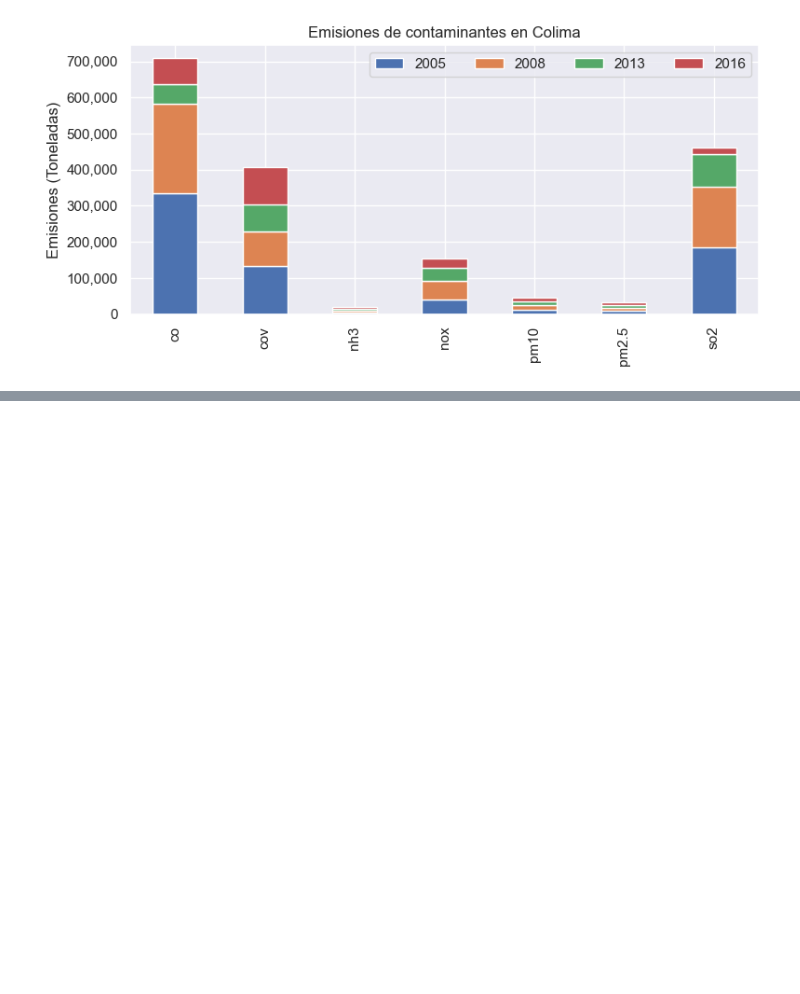
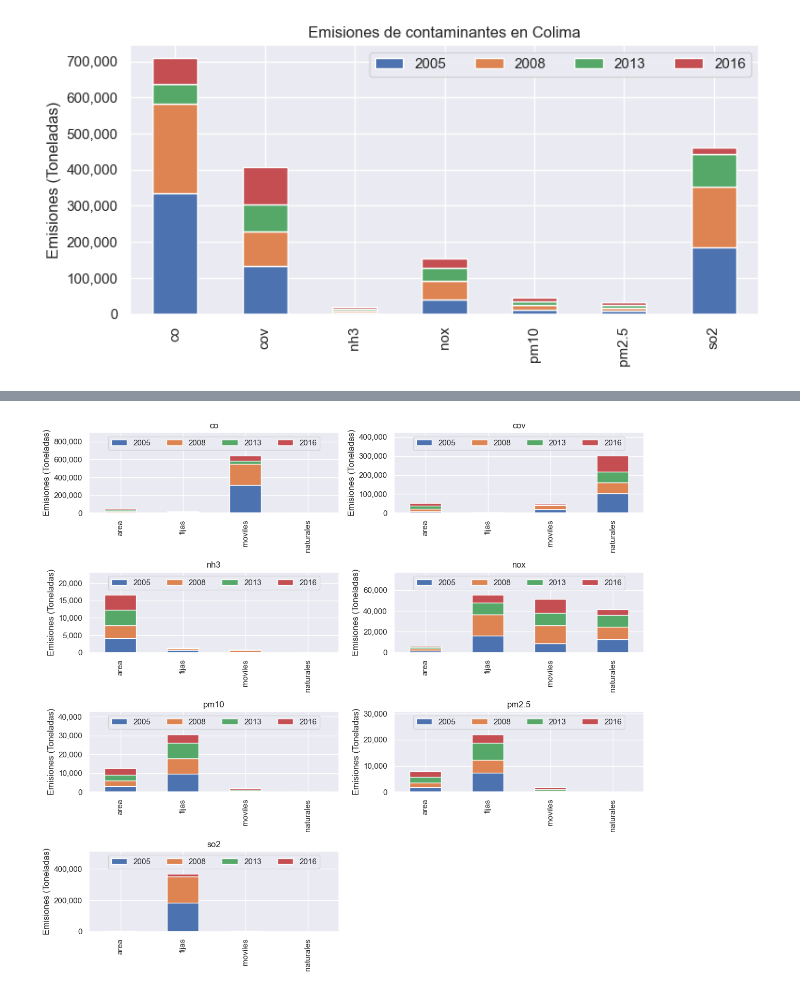
Before and after one commit to pcorner10/inventario_emisiones, a Jupyter notebook: INEM.ipynb, the cells around one changed output, grey strips where cells are left out. Saved outputs shown, nothing was run; the diff lists cells and outputs as text; code cells hidden in the pictures; blank space fills up the shorter version.

```diff
--- a/INEM.ipynb
+++ b/INEM.ipynb
@@ -439,0 +455,36 @@ sns.barplot(data=df, y="emisiones", hue="emision")
+# %%
+fig, ax = plt.subplots(figsize=(12, 11), ncols=2, nrows=4)
+
+col = 0
+row = 0
+sns.set(style="darkgrid")
+for emision, df in fuentes_ent_colima.groupby("emision"):
+
+  df = df.pivot_table("emisiones","fuente","year", aggfunc="sum")
+
+  ax[row, col].set_title(emision)
+  df.plot(kind='bar', stacked=True, ax=ax[row, col])
+
+  # hide xlabel
+  ax[row, col].set_xlabel("")
+
+  ax[row, col].set_ylabel("Emisiones (Toneladas)")
+
+  ax[row, col].yaxis.set_major_formatter(ticker.FuncFormatter(lambda x, pos: '{:,.0f}'.format(x)))
+
+  # make legend columns to 4 and loc to "upper center"
+  ax[row, col].legend(ncol=4, loc="upper center")
+
+  # set ylim 10% higher than max value in "emisiones" column
+  ax[row, col].set_ylim(0, df.sum(axis=1).max() * 1.40)
+
+  col += 1
+  if col == 2:
+    col = 0
+    row += 1
+fig.delaxes(ax[3,1])
+plt.tight_layout()
+plt.savefig("img/emisiones_fuentes_colima.png", dpi=300)
+plt.show()
+# %% [output]
+[figure, added]
```
Also changed, not shown: parts of 9 cells of this notebook, 4 other files.
